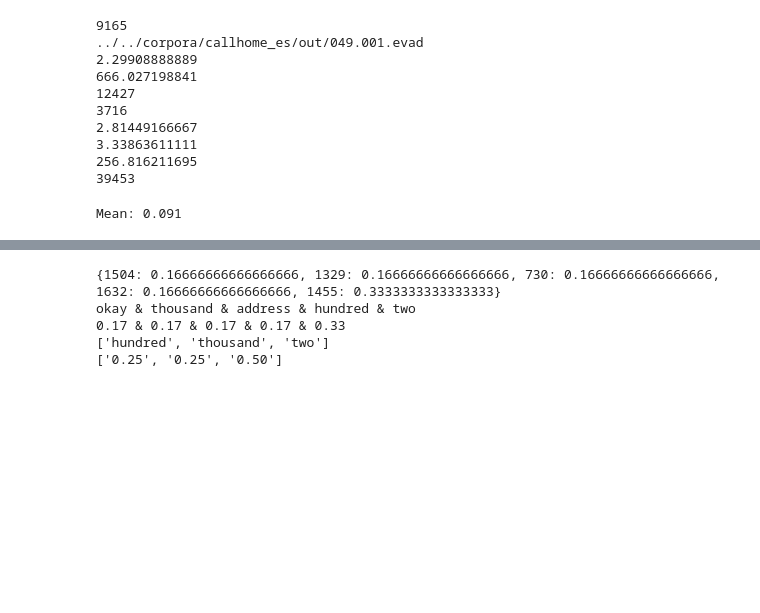
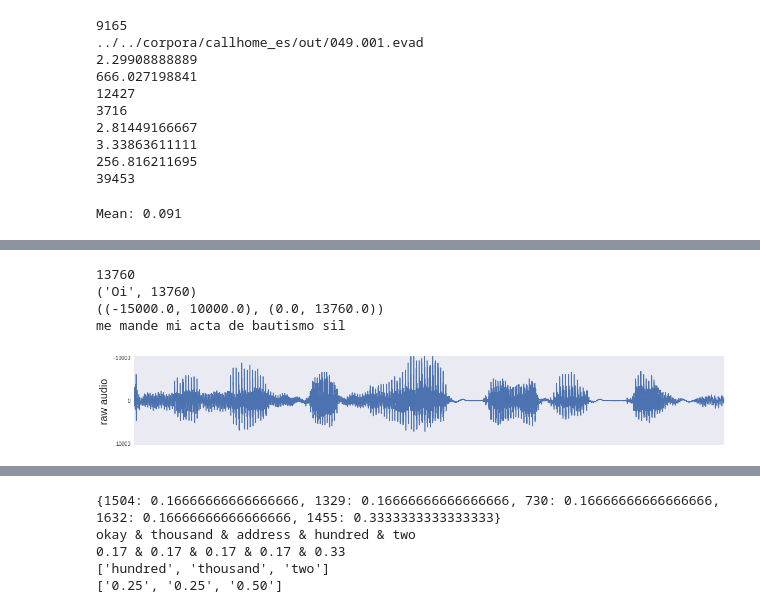
Before and after one commit to 0xSameer/speech_patterns, a Jupyter notebook: speech_out.ipynb, the cells around one changed output, grey strips where cells are left out. Saved outputs shown, nothing was run; the diff lists cells and outputs as text; code cells hidden in the pictures; blank space fills up the shorter version.

```diff
--- a/speech_out.ipynb
+++ b/speech_out.ipynb
@@ -672,15 +709,19 @@ display(Audio(ch.play_pair_wav(5119)))
 plot_dtw(node_1_file, node_2_file)
 # %%
 %run viewutils.ipynb
-node_id = 1761
+node_id = 1763
 
 node_info = ch.node_dict[node_id]
 wav_file = node_info.wav_fil
 target_file = ch.file_info_dict[wav_file].target_file+".wav"
 es_words = ch.es_words_dict[wav_file]
-plot_name = "output/bautismo_1761.pdf"
+plot_name = "output/bautismo_1763_raw.pdf"
 
-plot_specgram_words(target_file, es_words, plot_name, offset=(0,10))
-
-print(ch.en_words_dict[wav_file])
+plot_specgram_words(target_file, es_words, plot_name, offset=(4,10), hide=True)
+# %% [output]
+13760
+('Oi', 13760)
+((-15000.0, 10000.0), (0.0, 13760.0))
+me mande mi acta de bautismo sil
+[figure, added]
 # %%
```
Also changed, not shown: parts of 50 cells of this notebook, 2 other files.
